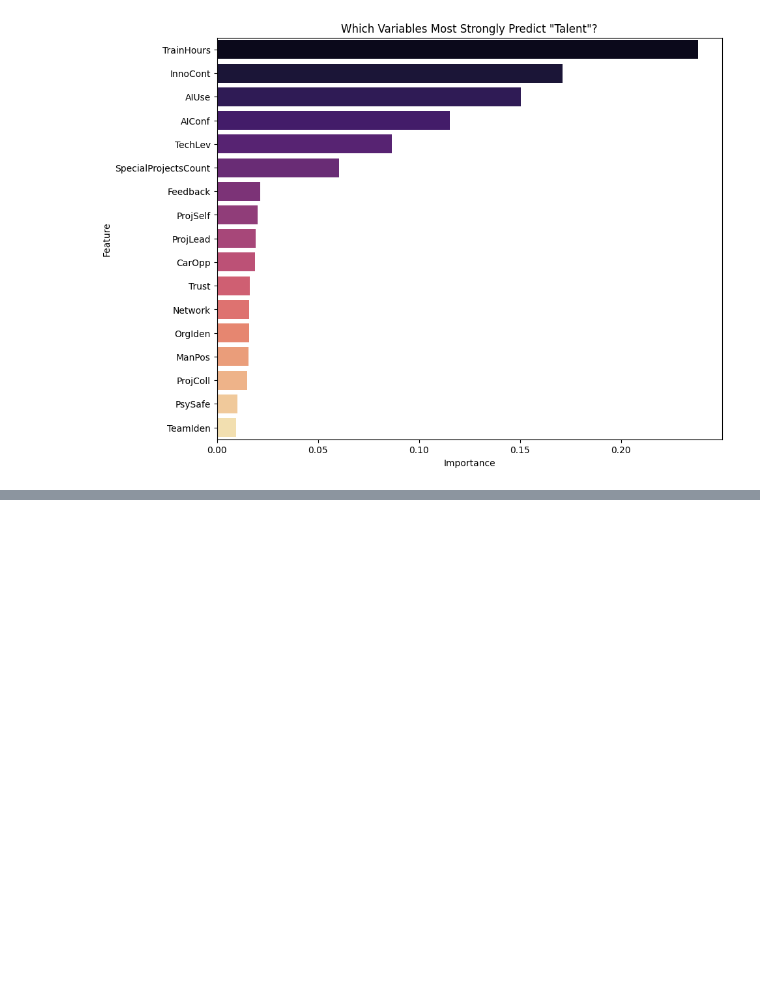
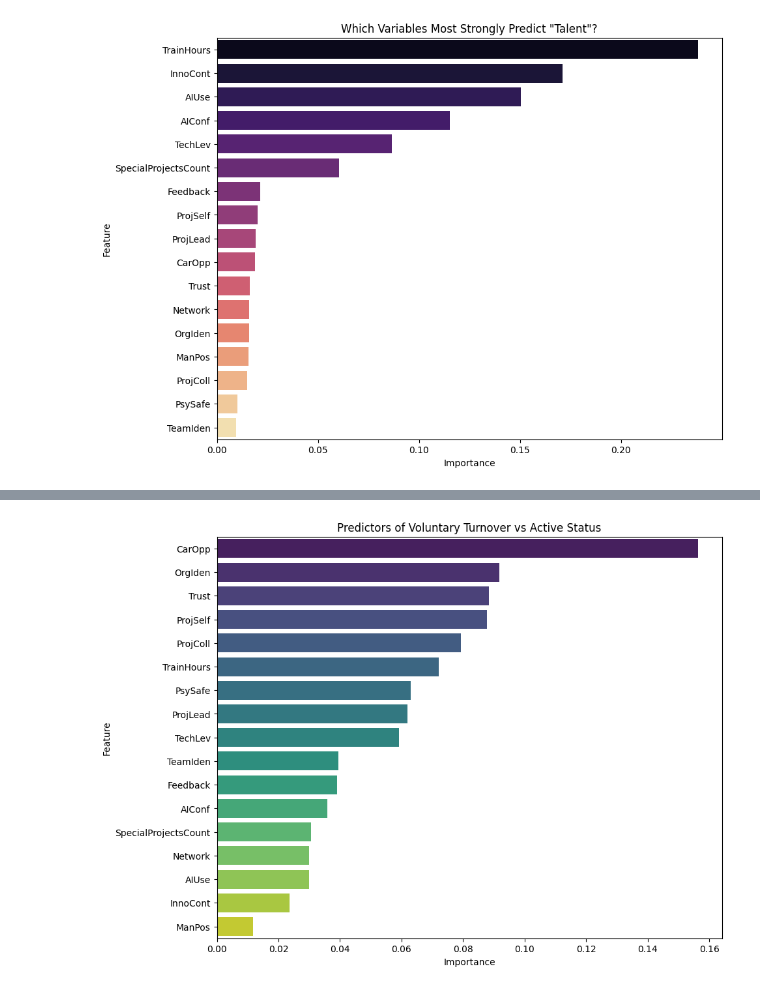
Before and after one commit to DovydasVe/HR_analytics_protecting_talent, a Jupyter notebook: Turnover_analysis.ipynb, the cells around one changed output, grey strips where cells are left out. Cells and saved outputs as stored; diff of their text form; code cells hidden in the pictures; blank space fills up the shorter version.

Commit message:
update on random forest

```diff
--- a/Turnover_analysis.ipynb
+++ b/Turnover_analysis.ipynb
@@ -155,0 +158,80 @@ Text(0.5, 1.0, 'Which Variables Most Strongly Predict "Talent"?')
+# %%
+import pandas as pd
+import matplotlib.pyplot as plt
+import seaborn as sns
+from sklearn.model_selection import train_test_split
+from sklearn.ensemble import RandomForestClassifier
+from sklearn.metrics import classification_report, accuracy_score
+from sklearn.pipeline import Pipeline
+from sklearn.impute import SimpleImputer
+
+# --- 1. Filter Data for Specific Statuses ---
+# We only want 'Active' and 'Voluntarily Terminated'
+target_statuses = ['Active', 'Voluntarily Terminated']
+df_filtered = df[df['EmploymentStatus'].isin(target_statuses)].copy()
+
+# --- 2. Define Features and Target ---
+features = [
+    'CarOpp', 'OrgIden', 'ProjSelf', 'Trust', 'ProjColl',
+    'TeamIden', 'ProjLead', 'AIConf', 'PsySafe', 'Feedback',
+    'Network', 'AIUse', 'SpecialProjectsCount', 'TechLev',
+    'ManPos', 'InnoCont', 'TrainHours'
+]
+
+# Convert features to numeric (Dummies)
+X = pd.get_dummies(df_filtered[features], drop_first=True)
+
+# Target is now EmploymentStatus
+y = df_filtered['EmploymentStatus']
+
+# --- 3. Stratified Split ---
+X_train, X_test, y_train, y_test = train_test_split(
+    X, y,
+    test_size=0.2,
+    random_state=42,
+    stratify=y  # Keeps the ratio of Active/Terminated consistent
+)
+
+# --- 4. Build the Pipeline ---
+model_pipeline = Pipeline([
+    ('imputer', SimpleImputer(strategy='median')),
+    ('classifier', RandomForestClassifier(
+        n_estimators=100,
+        max_depth=6,
+        class_weight='balanced', # Crucial if one status is more common than the other
+        random_state=42
+    ))
+])
+
+# --- 5. Train ---
+model_pipeline.fit(X_train, y_train)
+
+# --- 6. Evaluation ---
+y_test_pred = model_pipeline.predict(X_test)
+
+# Feature Importance
+importances = model_pipeline.named_steps['classifier'].feature_importances_
+importance_df = pd.DataFrame({
+    'Feature': X.columns,
+    'Importance': importances
+}).sort_values(by='Importance', ascending=False)
+
+# --- 7. Final Outputs ---
+
+print("### TOP PREDICTORS OF EMPLOYMENT STATUS (Active vs Voluntarily Terminated)")
+print(importance_df.head(15))
+
+print("\n### TEST SET CLASSIFICATION REPORT")
+print(classification_report(y_test, y_test_pred))
+
+# Accuracy Check
+train_acc = accuracy_score(y_train, model_pipeline.predict(X_train))
+test_acc = accuracy_score(y_test, y_test_pred)
+print(f"\nTraining Accuracy: {train_acc:.4f} | Testing Accuracy: {test_acc:.4f}")
+
+# Visualization
+plt.figure(figsize=(10, 8))
+sns.barplot(x='Importance', y='Feature', data=importance_df, palette='viridis')
+plt.title('Predictors of Voluntary Turnover vs Active Status')
+plt.show()
+# %% [output]
@@ -155,0 +258 @@ Text(0.5, 1.0, 'Which Variables Most Strongly Predict "Talent"?')
+[figure, added]
```
Also changed, not shown: parts of 2 cells of this notebook.
